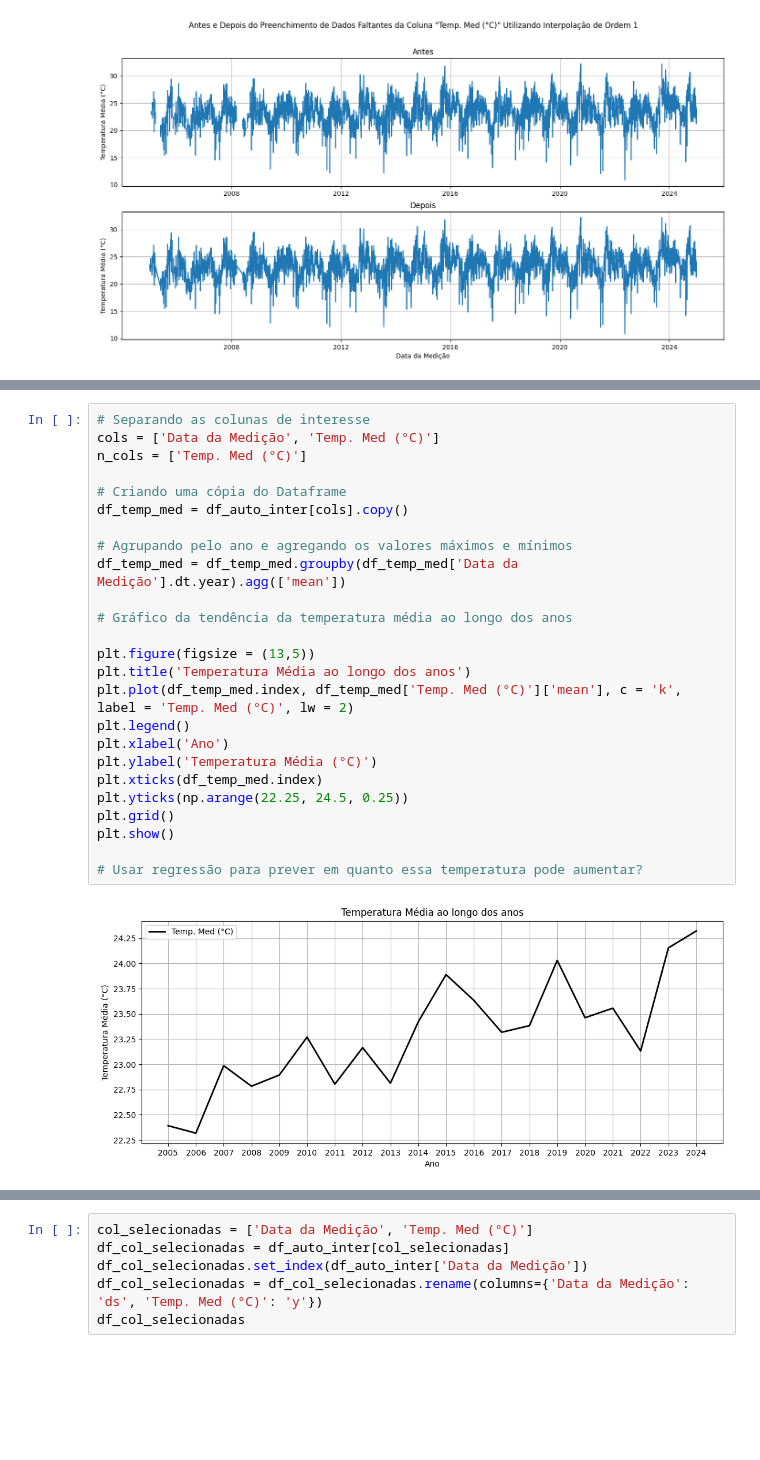
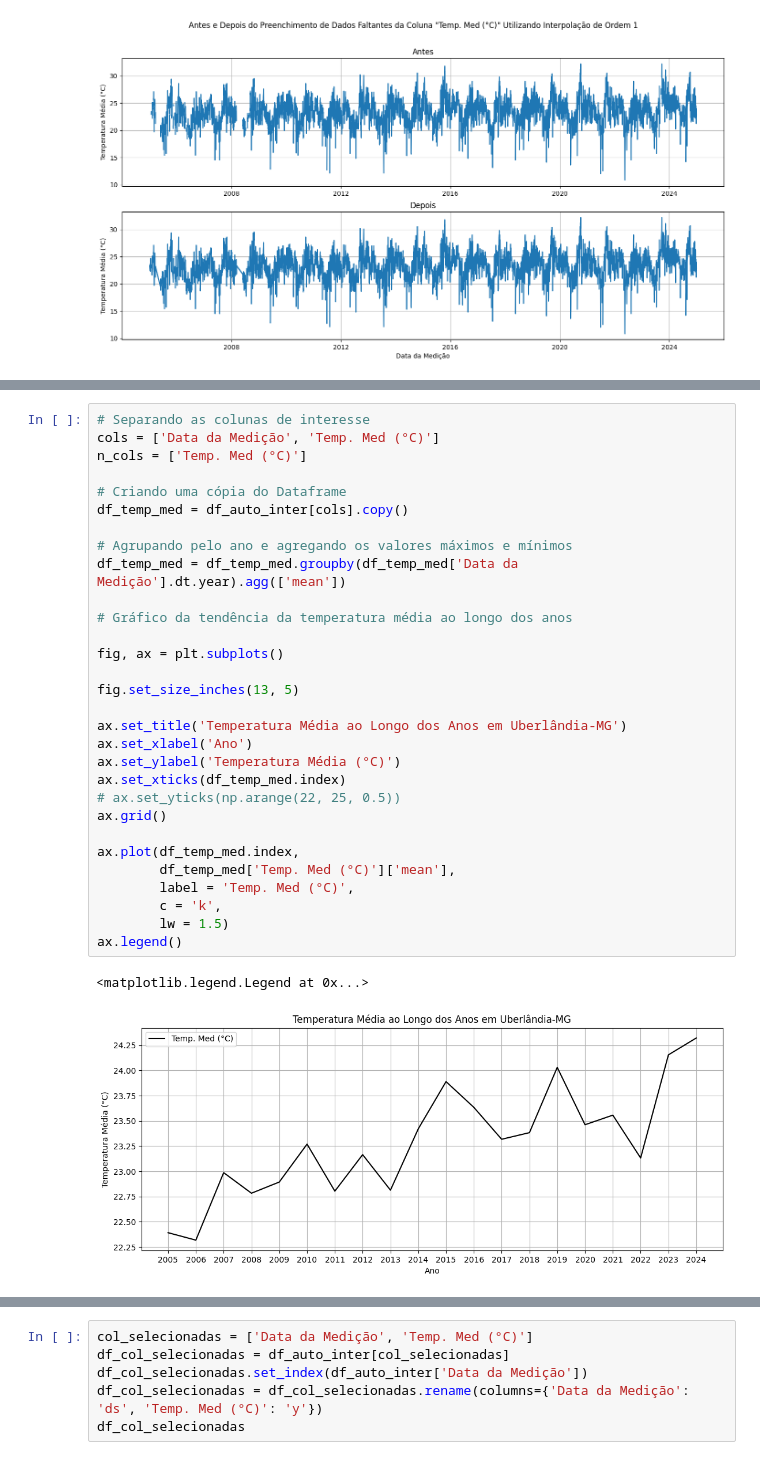
Before and after one commit to paula-belr/series-temporais-temperatura, a Jupyter notebook: atividade_extensionista_II.ipynb, the cells around one changed output, grey strips where cells are left out. Saved outputs shown, nothing was run; the diff lists cells and outputs as text; blank space fills up the shorter version.

```diff
--- a/atividade_extensionista_II.ipynb
+++ b/atividade_extensionista_II.ipynb
@@ -436,27 +534,33 @@ plt.grid()
 # %%
 # Separando as colunas de interesse
 cols = ['Data da Medição', 'Temp. Med (°C)']
 n_cols = ['Temp. Med (°C)']
 
 # Criando uma cópia do Dataframe
 df_temp_med = df_auto_inter[cols].copy()
 
 # Agrupando pelo ano e agregando os valores máximos e mínimos
 df_temp_med = df_temp_med.groupby(df_temp_med['Data da Medição'].dt.year).agg(['mean'])
 
 # Gráfico da tendência da temperatura média ao longo dos anos
 
-plt.figure(figsize = (13,5))
-plt.title('Temperatura Média ao longo dos anos')
-plt.plot(df_temp_med.index, df_temp_med['Temp. Med (°C)']['mean'], c = 'k', label = 'Temp. Med (°C)', lw = 2)
-plt.legend()
-plt.xlabel('Ano')
-plt.ylabel('Temperatura Média (°C)')
-plt.xticks(df_temp_med.index)
-plt.yticks(np.arange(22.25, 24.5, 0.25))
-plt.grid()
-plt.show()
+fig, ax = plt.subplots()
 
-# Usar regressão para prever em quanto essa temperatura pode aumentar?
+fig.set_size_inches(13, 5)
+
+ax.set_title('Temperatura Média ao Longo dos Anos em Uberlândia-MG')
+ax.set_xlabel('Ano')
+ax.set_ylabel('Temperatura Média (°C)')
+ax.set_xticks(df_temp_med.index)
+# ax.set_yticks(np.arange(22, 25, 0.5))
+ax.grid()
+
+ax.plot(df_temp_med.index,
+        df_temp_med['Temp. Med (°C)']['mean'],
+        label = 'Temp. Med (°C)',
+        c = 'k',
+        lw = 1.5)
+ax.legend()
 # %% [output]
+<matplotlib.legend.Legend at 0x...>
-[figure, old version]
+[figure, new version]
```
Also changed, not shown: parts of 30 cells of this notebook.
